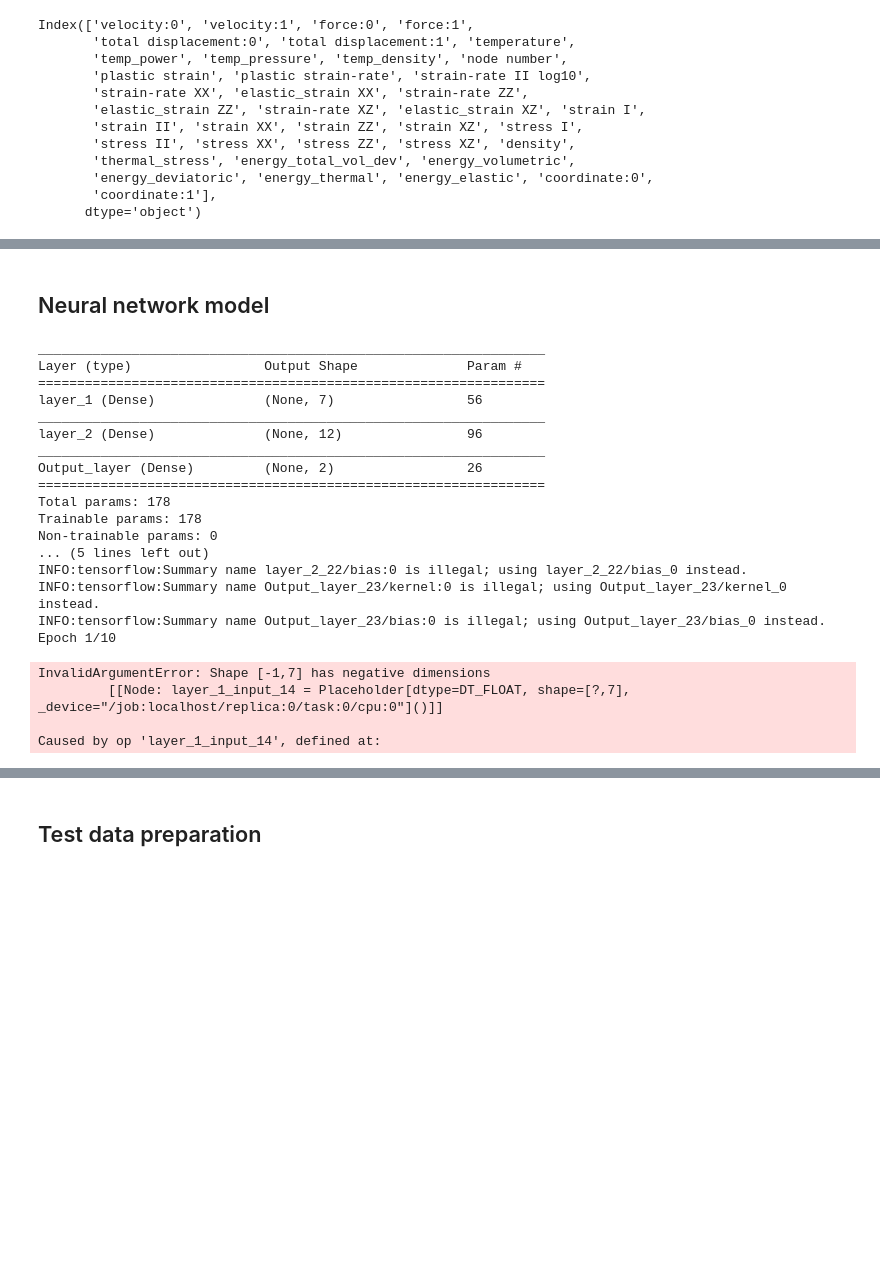
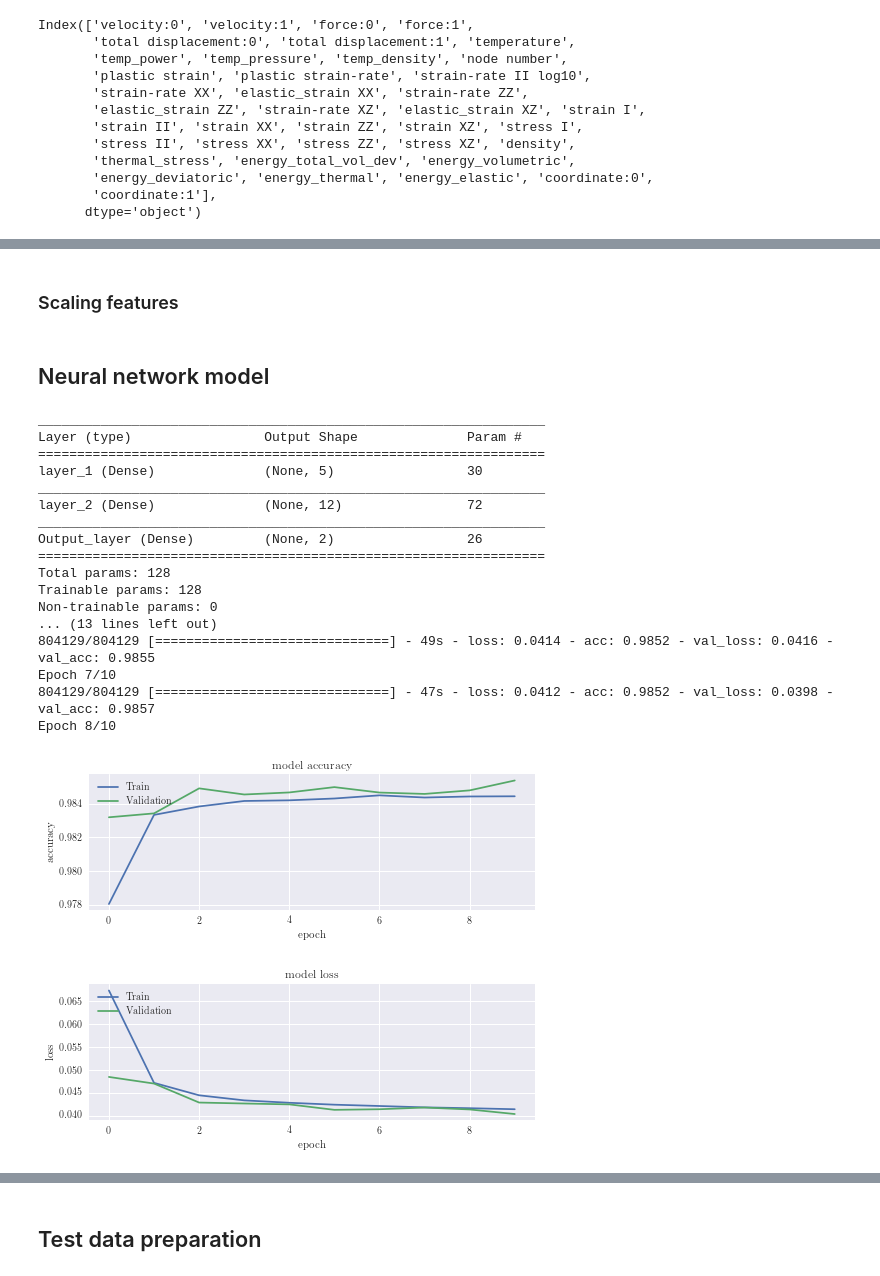
Before and after one commit to msahamed/predict_tectonic_deformation_machine_learning, a Jupyter notebook: build_model_neural_network.ipynb, the cells around one changed output, grey strips where cells are left out. Saved outputs shown, nothing was run; the diff lists cells and outputs as text; code cells hidden in the pictures; blank space fills up the shorter version.

```diff
--- a/build_model_neural_network.ipynb
+++ b/build_model_neural_network.ipynb
@@ -94,3 +120,5 @@ dropped_cols = ['plastic strain', 'plastic strain-rate', 'strain-rate II log10',
+# %% [markdown]
+### Scaling features
 # %%
 def scale_feature(features):
     mms = StandardScaler()
@@ -139,13 +167,11 @@ class build_neural_network:
             os.makedirs(self.weight_path)
 
         checkpoint = ModelCheckpoint(filepath, verbose=0, period = training_epochs)
-        tensorboard = TensorBoard(log_dir="logs/", histogram_freq=1, write_graph=True)
 
         self.model.fit(self.xtrain, self.ytrain, batch_size = 64, epochs = training_epochs,
-        callbacks = [tensorboard, checkpoint], validation_data=(self.xval, self.yval))
+        callbacks = [checkpoint], validation_data=(self.xval, self.yval))
 
         self.save_model()
-        return self.model
 
     def save_model(self):
         file_name = str(self.weight_path) + str(self.model_name)
@@ -156,31 +182,53 @@ class build_neural_network:
 # %%
 Y = df_total['plastic strain']
 X, mms = scale_feature(df_total[feature_cols])
-xtrain, xval, ytrain, yval = train_test_split(X, Y, test_size=0.33, random_state=2018)
+xtrain, xval, ytrain, yval = train_test_split(X, Y, test_size=0.50, random_state=2018, shuffle=True)
 # %%
 model_name = "Total"
-model = build_neural_network(model_name, xtrain[0:500, :], ytrain[0:500], xval[1000:1500, :], yval[1000:1500])
+model = build_neural_network(model_name, xtrain, ytrain, xval, yval)
 model.train_model(10)
 # %% [output]
 _________________________________________________________________
 Layer (type)                 Output Shape              Param #
 =================================================================
-layer_1 (Dense)              (None, 7)                 56
+layer_1 (Dense)              (None, 5)                 30
 _________________________________________________________________
-layer_2 (Dense)              (None, 12)                96
+layer_2 (Dense)              (None, 12)                72
 _________________________________________________________________
 Output_layer (Dense)         (None, 2)                 26
 =================================================================
-Total params: 178
-Trainable params: 178
+Total params: 128
+Trainable params: 128
 Non-trainable params: 0
-... (5 lines left out)
-INFO:tensorflow:Summary name layer_2_22/bias:0 is illegal; using layer_2_22/bias_0 instead.
-INFO:tensorflow:Summary name Output_layer_23/kernel:0 is illegal; using Output_layer_23/kernel_0 instead.
-INFO:tensorflow:Summary name Output_layer_23/bias:0 is illegal; using Output_layer_23/bias_0 instead.
-Epoch 1/10
+... (13 lines left out)
+804129/804129 [==============================] - 49s - loss: 0.0414 - acc: 0.9852 - val_loss: 0.0416 - val_acc: 0.9855
+Epoch 7/10
+804129/804129 [==============================] - 47s - loss: 0.0412 - acc: 0.9852 - val_loss: 0.0398 - val_acc: 0.9857
+Epoch 8/10
-InvalidArgumentError: Shape [-1,7] has negative dimensions
-         [[Node: layer_1_input_14 = Placeholder[dtype=DT_FLOAT, shape=[?,7], _device="/job:localhost/replica:0/task:0/cpu:0"]()]]
-
-Caused by op 'layer_1_input_14', defined at:
+# %%
+history_keys = model.model.model.history.history.keys()
+history = model.model.model.history.history
+# %%
+# summarize history for accuracy
+plt.subplot(2,1,1)
+plt.plot(history['acc'])
+plt.plot(history['val_acc'])
+plt.title('model accuracy')
+plt.ylabel('accuracy')
+plt.xlabel('epoch')
+plt.legend(['Train', 'Validation'], loc='upper left')
+plt.show()
+
+# summarize history for loss
+plt.subplot(2,1,2)
+plt.plot(history['loss'])
+plt.plot(history['val_loss'])
+plt.title('model loss')
+plt.ylabel('loss')
+plt.xlabel('epoch')
+plt.legend(['Train', 'Validation'], loc='upper left')
+plt.show()
+# %% [output]
+[figure, added]
+[figure, added]
 # %%
```
Also changed, not shown: parts of 26 cells of this notebook, 2 other files.
